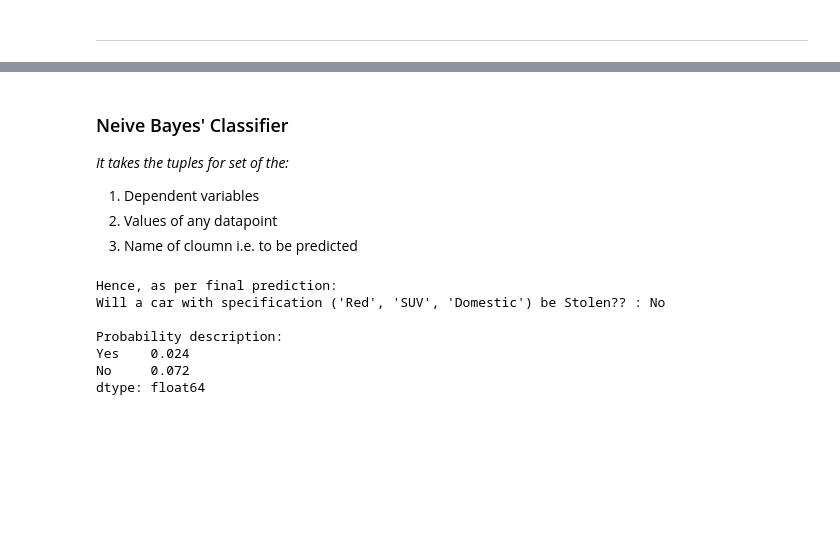
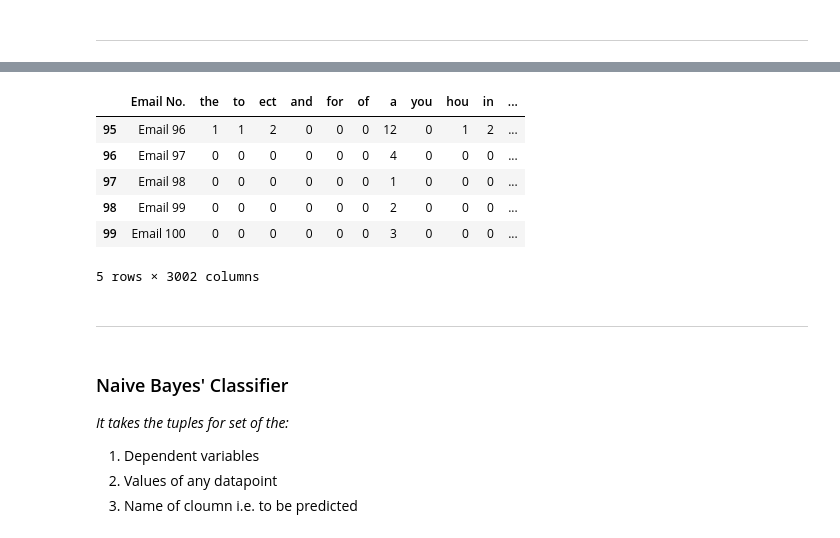
Before and after one commit to ravi-prakash1907/Machine-Learning-for-Cyber-Security, a Jupyter notebook: Classifiers/Neive Bayes Adv.ipynb, the cells around one changed output, grey strips where cells are left out. Drawn from its saved outputs; the diff is of its cells as text; code cells hidden in the pictures; blank space fills up the shorter version.

```diff
--- a/Classifiers/Neive Bayes Adv.ipynb
+++ b/Classifiers/Neive Bayes Adv.ipynb
@@ -41,5 +53,28 @@ df.describe()
+# %%
+def groupCol(dataCol):
+  #return [int(np.isnan(val)^bool(val)) for val in dataCol//10]
+  dataCol = pd.Series(dataCol)
+  return [str(val) for val in dataCol//10]
+# %%
+def prepare(df):
+  ## grouping all cols
+  for col in tuple(df.columns[1:-1]):
+    df[col] = groupCol(dataCol = df[col])
+# %%
+prepare(df)
+df.tail()
+# %% [output]
+|  | Email No. | the | to | ect | and | for | of | a | you | hou | in | ... |
+| 95 | Email 96 | 1 | 1 | 2 | 0 | 0 | 0 | 12 | 0 | 1 | 2 | ... |
+| 96 | Email 97 | 0 | 0 | 0 | 0 | 0 | 0 | 4 | 0 | 0 | 0 | ... |
+| 97 | Email 98 | 0 | 0 | 0 | 0 | 0 | 0 | 1 | 0 | 0 | 0 | ... |
+| 98 | Email 99 | 0 | 0 | 0 | 0 | 0 | 0 | 2 | 0 | 0 | 0 | ... |
+| 99 | Email 100 | 0 | 0 | 0 | 0 | 0 | 0 | 3 | 0 | 0 | 0 | ... |
+5 rows × 3002 columns
+# %% [markdown]
+---
 # %% [markdown]
-### Neive Bayes' Classifier
+### Naive Bayes' Classifier
 _It takes the tuples for set of the:_
 1. Dependent variables
 2. Values of any datapoint
@@ -72,24 +132,0 @@ def neiveBayesianPredictor(df, labels, given, predCol, describe = False):
-# %%
-## testing set
-labels = ('Color','Type', 'Origin')
-given = ('Red', 'SUV', 'Domestic')
-predCol = 'Stolen?'
-
-## prediction
-finalPrediction = neiveBayesianPredictor(df, labels, given, predCol, describe=True)
-
-## result
-print("""Hence, as per final prediction: \nWill a car with specification {} be {}? : {} \n
-Probability description:
-{}""".format(given,
-             predCol,
-             finalPrediction[0],
-             finalPrediction[1]))
-# %% [output]
-Hence, as per final prediction:
-Will a car with specification ('Red', 'SUV', 'Domestic') be Stolen?? : No
-
-Probability description:
-Yes    0.024
-No     0.072
-dtype: float64
```
Also changed, not shown: parts of 17 cells of this notebook.
